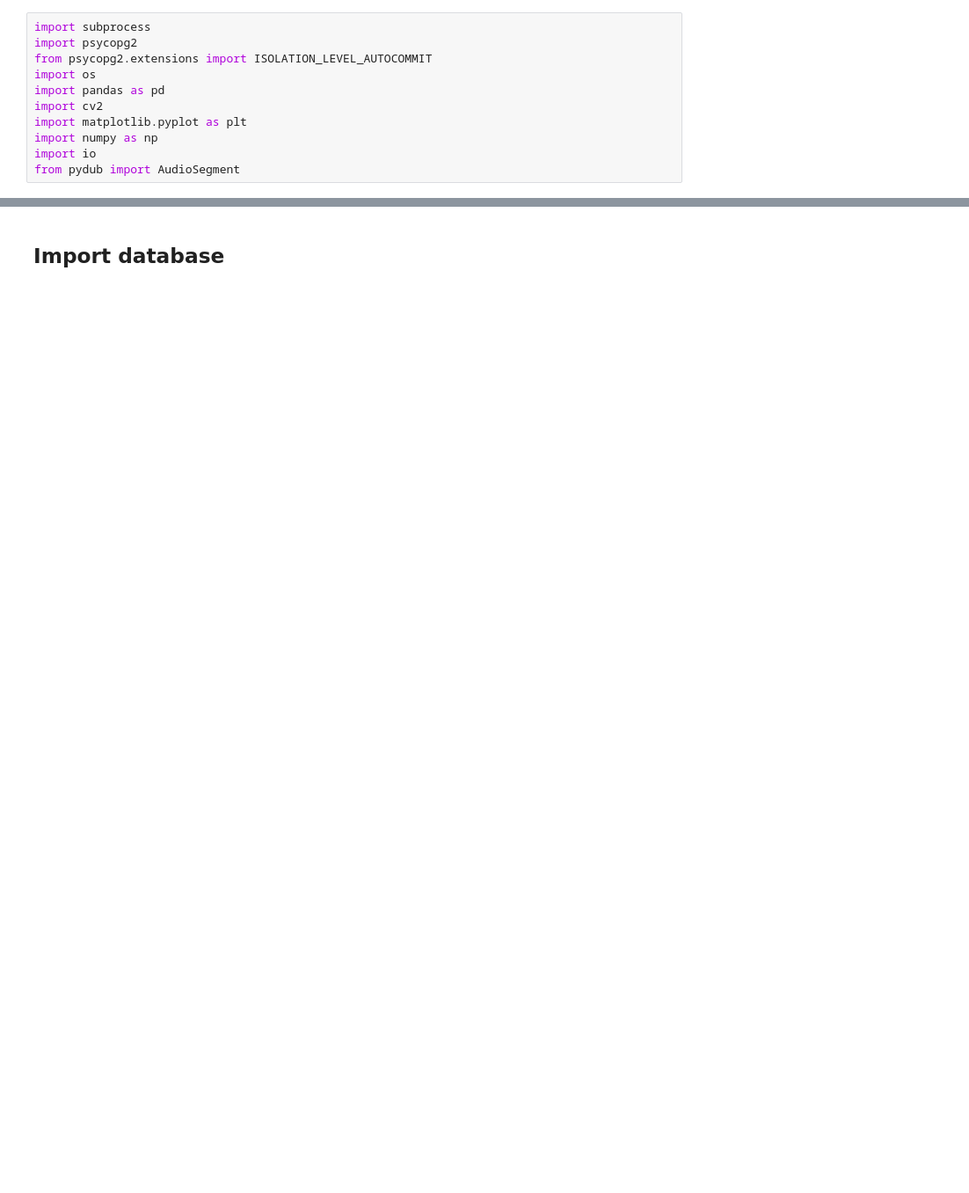
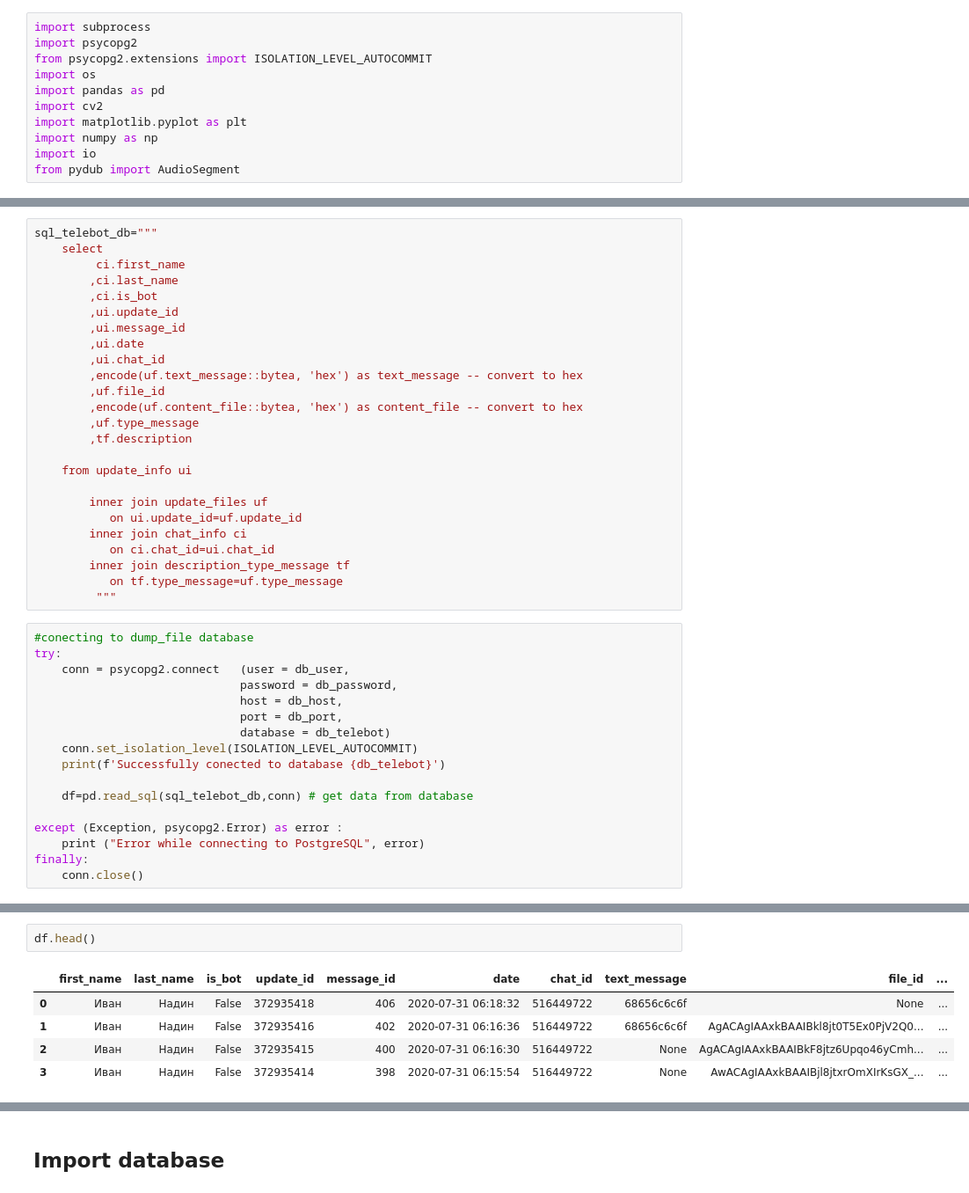
Before and after one commit to Ivan-Nadin/repos, a Jupyter notebook: telebot_db.ipynb, the cells around one changed output, grey strips where cells are left out. Shown at 88% size. Saved outputs shown, nothing was run; the diff lists cells and outputs as text; blank space fills up the shorter version.

```diff
--- a/telebot_db.ipynb
+++ b/telebot_db.ipynb
@@ -22,0 +73,42 @@ db_dump_name='telebot_db1'# database for import dump file
+# %%
+sql_telebot_db="""
+    select
+         ci.first_name
+        ,ci.last_name
+        ,ci.is_bot
+        ,ui.update_id
+        ,ui.message_id
+        ,ui.date
+        ,ui.chat_id
+        ,encode(uf.text_message::bytea, 'hex') as text_message -- convert to hex
+        ,uf.file_id
+        ,encode(uf.content_file::bytea, 'hex') as content_file -- convert to hex
+        ,uf.type_message
+        ,tf.description
+
+    from update_info ui
+
+        inner join update_files uf
+           on ui.update_id=uf.update_id
+        inner join chat_info ci
+           on ci.chat_id=ui.chat_id
+        inner join description_type_message tf
+           on tf.type_message=uf.type_message
+         """
+# %%
+#conecting to dump_file database
+try:
+    conn = psycopg2.connect   (user = db_user,
+                              password = db_password,
+                              host = db_host,
+                              port = db_port,
+                              database = db_telebot)
+    conn.set_isolation_level(ISOLATION_LEVEL_AUTOCOMMIT)
+    print(f'Successfully conected to database {db_telebot}')
+
+    df=pd.read_sql(sql_telebot_db,conn) # get data from database
+
+except (Exception, psycopg2.Error) as error :
+    print ("Error while connecting to PostgreSQL", error)
+finally:
+    conn.close()
@@ -22,0 +117,8 @@ db_dump_name='telebot_db1'# database for import dump file
+# %%
+df.head()
+# %% [output]
+|  | first_name | last_name | is_bot | update_id | message_id | date | chat_id | text_message | file_id | ... |
+| 0 | Иван | Надин | False | 372935418 | 406 | 2020-07-31 06:18:32 | 516449722 | 68656c6c6f | None | ... |
+| 1 | Иван | Надин | False | 372935416 | 402 | 2020-07-31 06:16:36 | 516449722 | 68656c6c6f | AgACAgIAAxkBAAIBkl8jt0T5Ex0PjV2Q0... | ... |
+| 2 | Иван | Надин | False | 372935415 | 400 | 2020-07-31 06:16:30 | 516449722 | None | AgACAgIAAxkBAAIBkF8jtz6Upqo46yCmh... | ... |
+| 3 | Иван | Надин | False | 372935414 | 398 | 2020-07-31 06:15:54 | 516449722 | None | AwACAgIAAxkBAAIBjl8jtxrOmXIrKsGX_... | ... |
```
Also changed, not shown: parts of 32 cells of this notebook, 14 other files.
